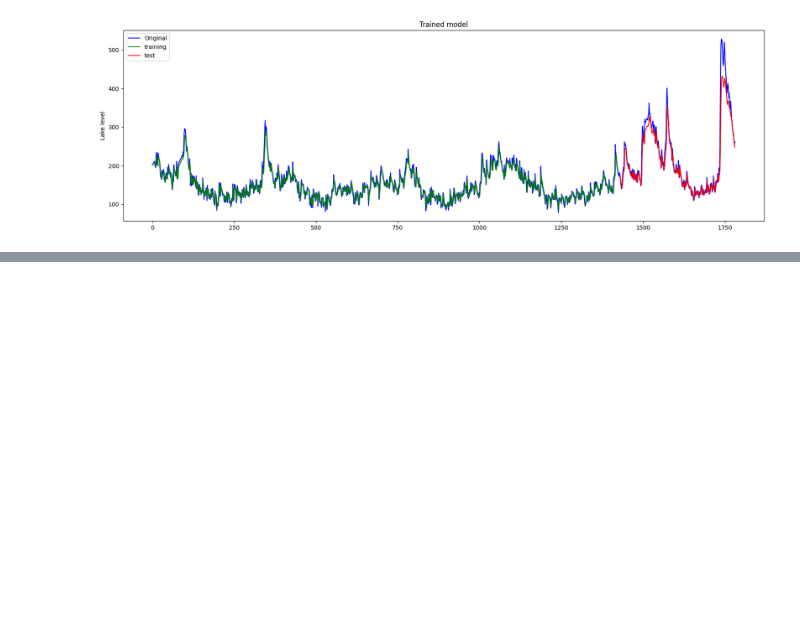
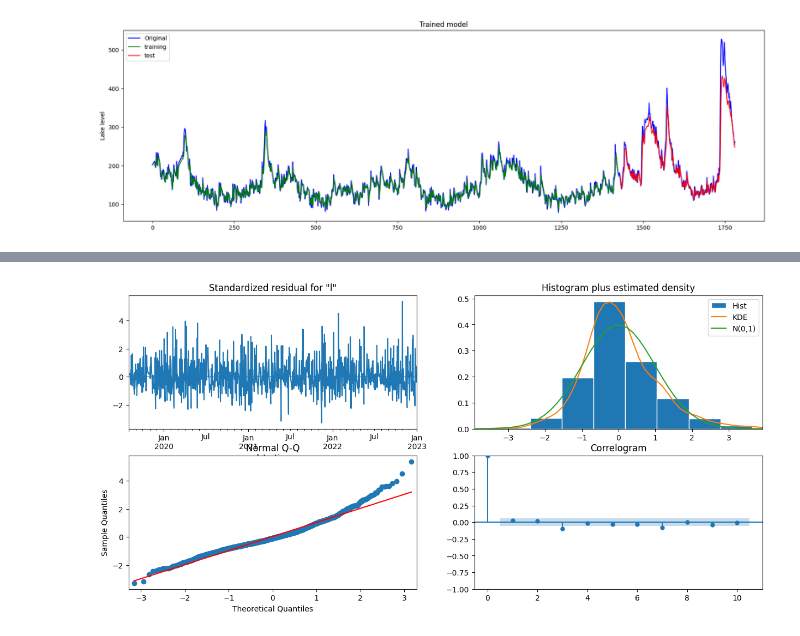
Before and after one commit to ThierrryScotto/cais_maua, a Jupyter notebook: up_to_date_cais_maua_time_series.ipynb, the cells around one changed output, grey strips where cells are left out. Saved outputs shown, nothing was run; the diff lists cells and outputs as text; code cells hidden in the pictures; blank space fills up the shorter version.

```diff
--- a/up_to_date_cais_maua_time_series.ipynb
+++ b/up_to_date_cais_maua_time_series.ipynb
@@ -1608,0 +1670,4 @@ plt.show()
+# %%
+best_model = SARIMAX(df_train, order=(1, 0, 2), seasonal_order=(1, 0, 2, 12))
+sarima_model = best_model.fit(disp=False)
+print(sarima_model.summary())
@@ -1608,0 +1692,4 @@ plt.show()
+# %%
+sarima_model.plot_diagnostics(figsize=(15, 7));
+# %% [output]
+[figure, added]
```
Also changed, not shown: parts of 21 cells of this notebook.
